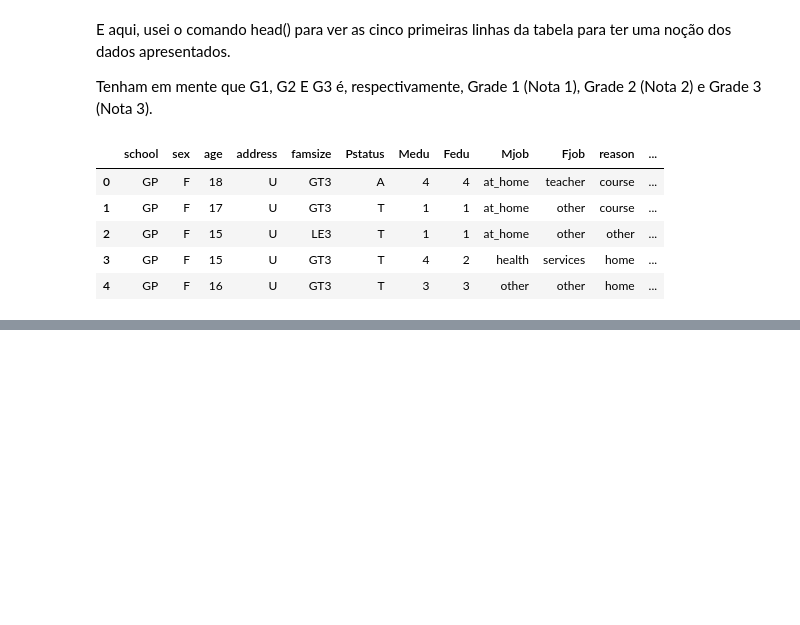
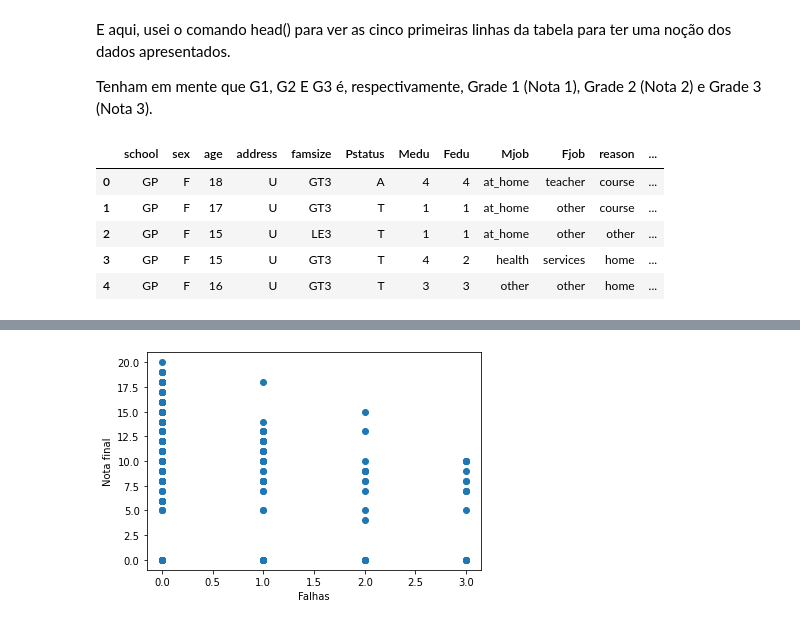
Before and after one commit to Arthurads-rj/machine-learning-portf-lio, a Jupyter notebook: ML1_Notas_de_Alunos.ipynb, the cells around one changed output, grey strips where cells are left out. Saved outputs shown, nothing was run; the diff lists cells and outputs as text; code cells hidden in the pictures; blank space fills up the shorter version.

```diff
--- a/ML1_Notas_de_Alunos.ipynb
+++ b/ML1_Notas_de_Alunos.ipynb
@@ -97,0 +123,7 @@ Previsão: 9.86, Notas: [12 10  3  0 10  2], Resultado final: 12
+# %%
+pyplot.scatter(dados['failures'], dados['G3'])
+pyplot.xlabel('Falhas')
+pyplot.ylabel('Nota final')
+pyplot.show()
+# %% [output]
+[figure, added]
```
Also changed, not shown: parts of 11 cells of this notebook.
